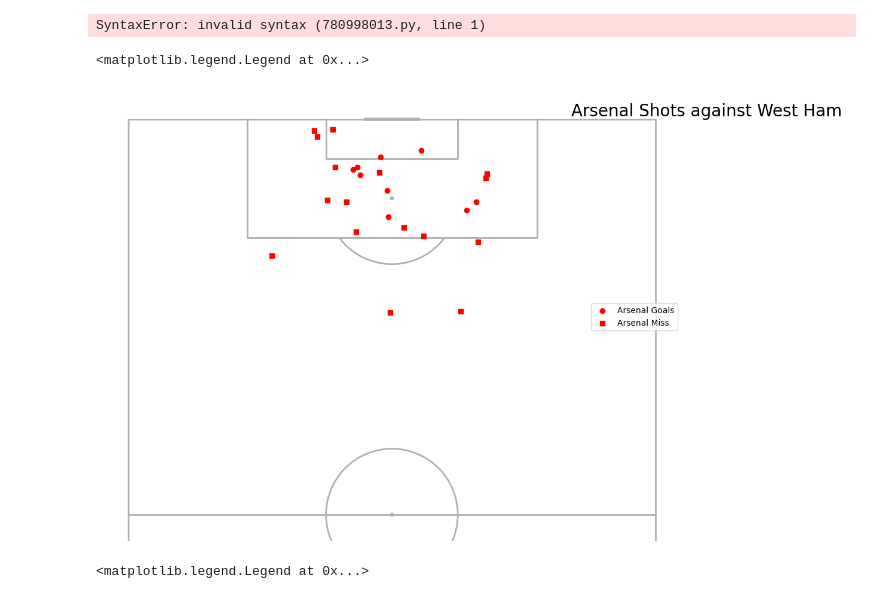
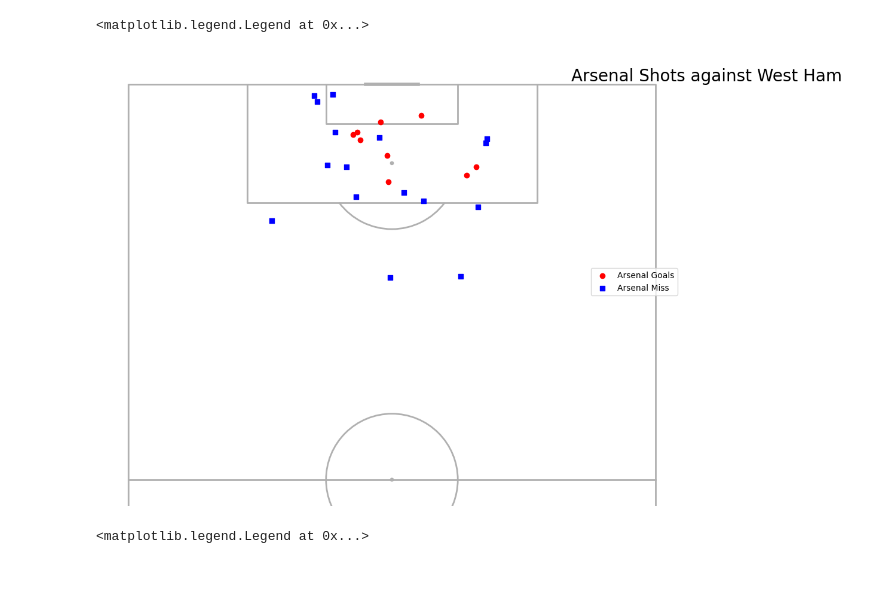
Before and after one commit to Staty2/Grp10EventsinFootball, a Jupyter notebook: attempting_shot_dataframe.ipynb, the cells around one changed output. Cells and saved outputs as stored; diff of their text form; code cells hidden in the pictures.

```diff
--- a/attempting_shot_dataframe.ipynb
+++ b/attempting_shot_dataframe.ipynb
@@ -57,32 +62,25 @@ shots_westham_miss['start_loc_y'] = shots_westham_miss.location.apply(lambda x:
 shots_westham_miss['end_loc_x'] = shots_westham_miss.shot_end_location.apply(lambda x: x[0])
 shots_westham_miss['end_loc_y'] = shots_westham_miss.shot_end_location.apply(lambda x: x[1])
 #print(shots_arsenal_miss)
-# %%
-def calculate_distance('start_loc_x','end_loc_x','start_loc_y','end_loc_y'):
-    distance = np.sqrt((end_loc_x-start_loc_x)**2 + (end_loc_y-start_loc_y)**2)
-    return distance
-calculate_distance(shots_westham_miss)
-# %% [output]
-SyntaxError: invalid syntax (780998013.py, line 1)
 # %%
 pitch = VerticalPitch(half= True)
 fig, ax = pitch.draw(figsize=(10,8))
 #ARSENAL
                    #SIZE: s=shots_arsenal['shot_statsbomb_xg']*100+100,
                    #COLOURMAP: cmap='RdYlGn', c=shots_arsenal['shot_statsbomb_xg']
 sc = pitch.scatter(shots_arsenal_goal['start_loc_x'], shots_arsenal_goal['start_loc_y'],
                    c= 'red',
                    ax=ax,
                   label= 'Arsenal Goals')
 sc = pitch.scatter(shots_arsenal_miss['start_loc_x'], shots_arsenal_miss['start_loc_y'],
-                   c= 'red', marker = 's',
+                   c= 'blue', marker = 's',
                    ax=ax,
                   label= 'Arsenal Miss')
 fig.text(00.8,0.92, 'Arsenal Shots against West Ham', size = 20, ha = 'left')
 ax.legend()
 # %% [output]
 <matplotlib.legend.Legend at 0x...>
-[figure, old version]
+[figure, new version]
 # %%
 pitch = VerticalPitch(half= True)
 fig, ax = pitch.draw(figsize=(10,8))
```
Also changed, not shown: parts of 8 cells of this notebook.
